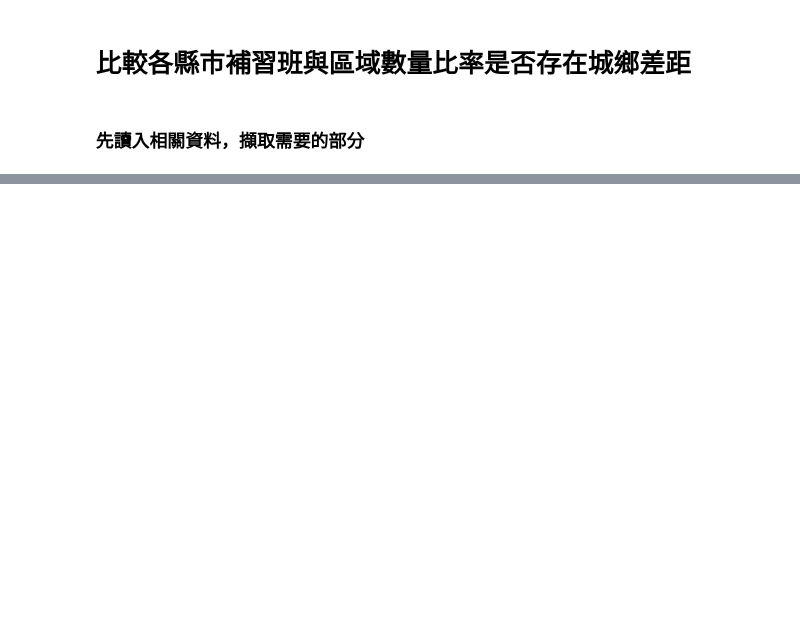
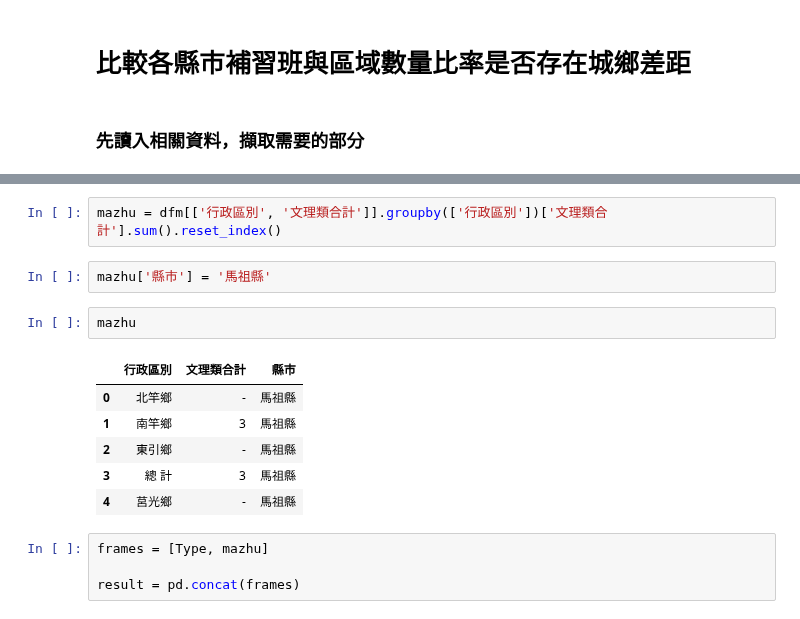
Before and after one commit to 41071119H-Irene/LAT, a Jupyter notebook: W2/W2_Assignment.ipynb, the cells around one changed output, grey strips where cells are left out. Cells and saved outputs as stored; diff of their text form; blank space fills up the shorter version.

```diff
--- a/W2/W2_Assignment.ipynb
+++ b/W2/W2_Assignment.ipynb
@@ -60,0 +64,17 @@ dfm.head()
+# %%
+mazhu = dfm[['行政區別', '文理類合計']].groupby(['行政區別'])['文理類合計'].sum().reset_index()
+# %%
+mazhu['縣市'] = '馬祖縣'
+# %%
+mazhu
+# %% [output]
+|  | 行政區別 | 文理類合計 | 縣市 |
+| 0 | 北竿鄉 | - | 馬祖縣 |
+| 1 | 南竿鄉 | 3 | 馬祖縣 |
+| 2 | 東引鄉 | - | 馬祖縣 |
+| 3 | 總 計 | 3 | 馬祖縣 |
+| 4 | 莒光鄉 | - | 馬祖縣 |
+# %%
+frames = [Type, mazhu]
+
+result = pd.concat(frames)
```
Also changed, not shown: parts of 8 cells of this notebook, 2 other files.
